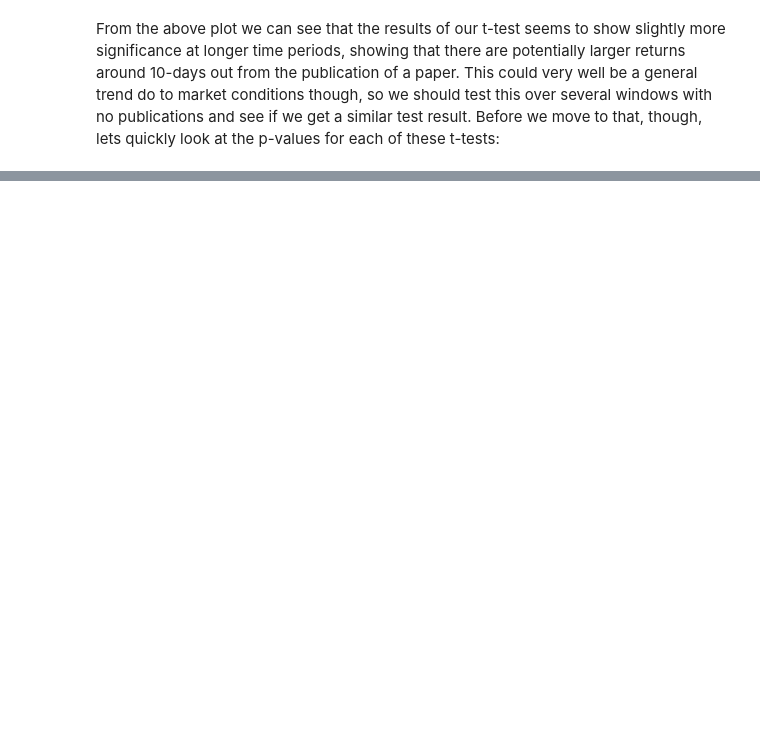
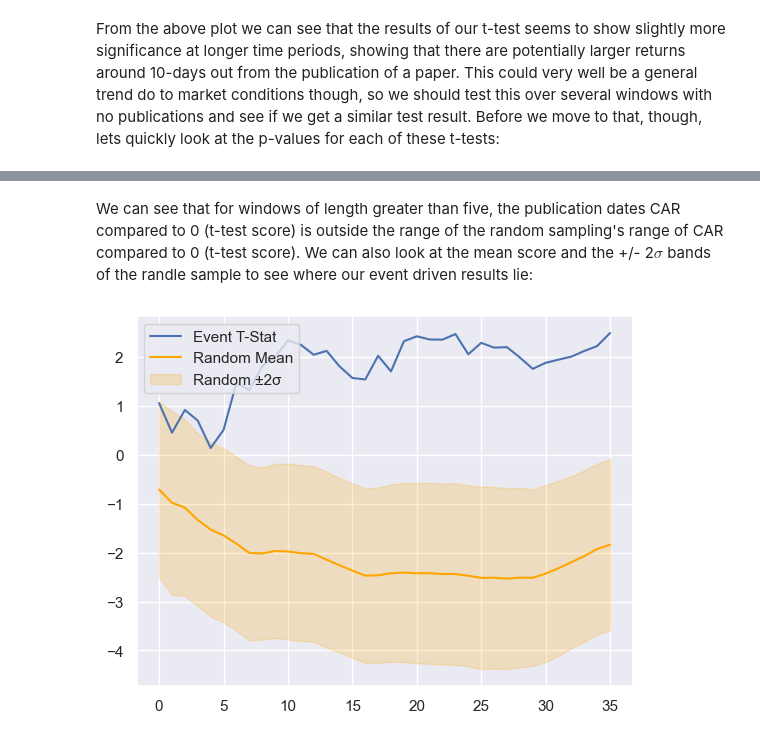
Before and after one commit to will-friend/QuantumSignalResearch, a Jupyter notebook: notebooks/02_IonQ_Rolling_Regression.ipynb, the cells around one changed output, grey strips where cells are left out. Saved outputs shown, nothing was run; the diff lists cells and outputs as text; code cells hidden in the pictures; blank space fills up the shorter version.

```diff
--- a/notebooks/02_IonQ_Rolling_Regression.ipynb
+++ b/notebooks/02_IonQ_Rolling_Regression.ipynb
@@ -147,0 +157,14 @@ _ = compare_tstat_df.plot()
+# %% [markdown]
+We can see that for windows of length greater than five, the publication dates CAR compared to 0 (t-test score) is outside the range of the random sampling's range of CAR compared to 0 (t-test score). We can also look at the mean score and the +/- 2$\sigma$ bands of the randle sample to see where our event driven results lie:
+# %%
+mean_random = t_stat_random_df.mean(axis=1).astype(float)
+std_random = t_stat_random_df.std(axis=1).astype(float)
+
+plt.plot(windows, t_stat_df['t'], label='Event T-Stat')
+plt.plot(windows, mean_random, label='Random Mean', color='orange')
+plt.fill_between(windows, mean_random - 2*std_random, mean_random + 2*std_random,
+                 color='orange', alpha=0.2, label='Random ±2σ')
+plt.legend()
+plt.show()
+# %% [output]
+[figure, added]
```
Also changed, not shown: parts of 17 cells of this notebook.
